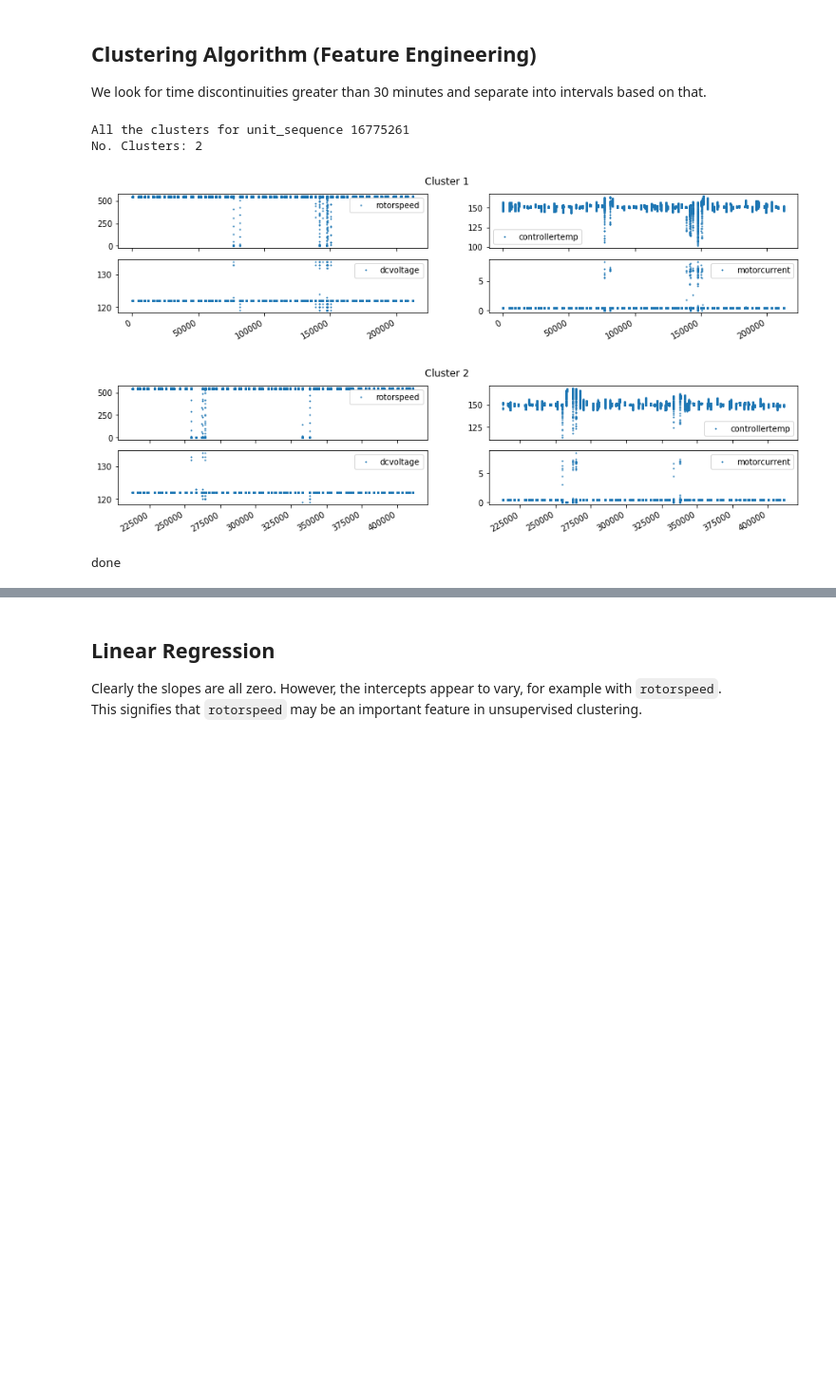
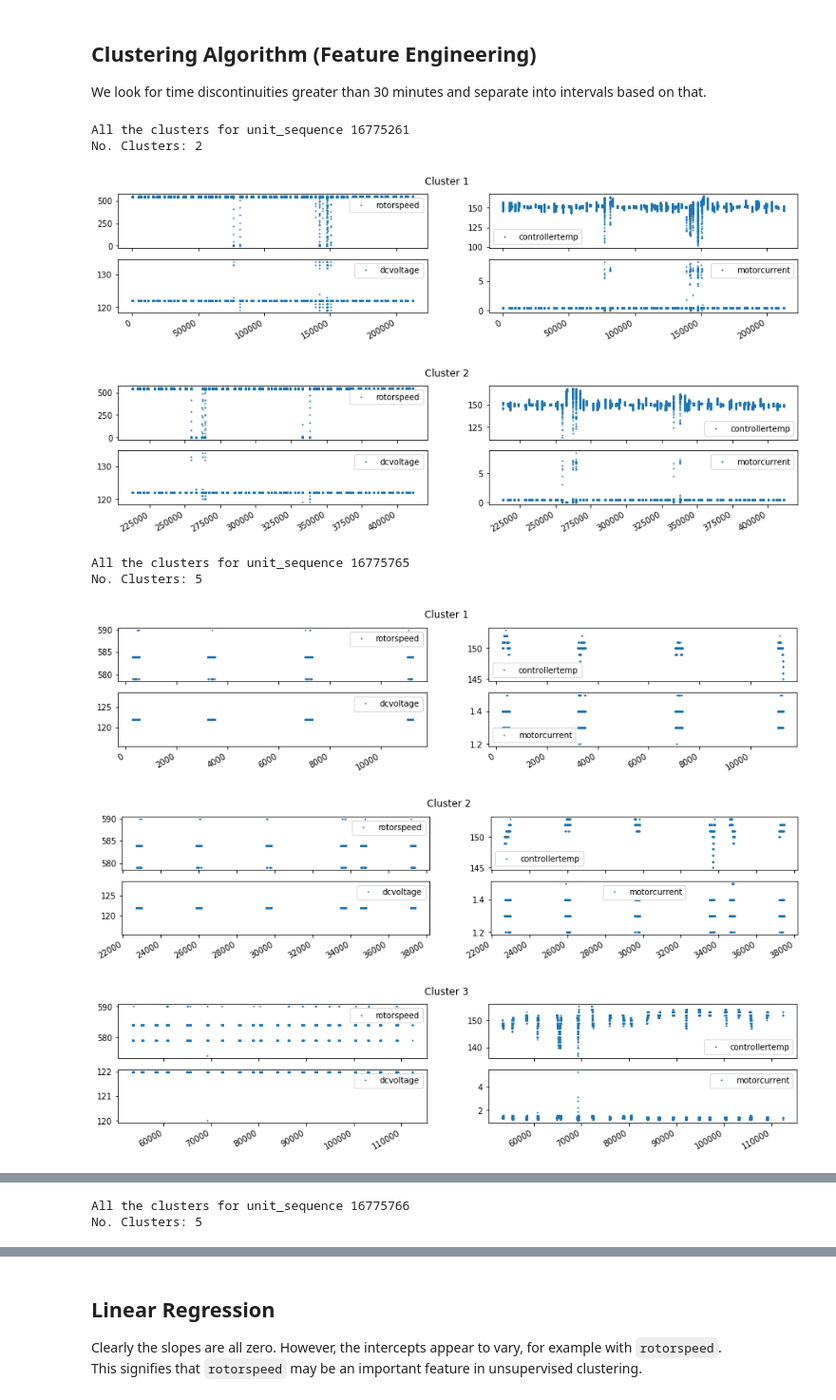
Before and after one commit to jarednielsen/cryopumps, a Jupyter notebook: feature-engineering.ipynb, the cells around one changed output, grey strips where cells are left out. Shown at 95% size. Cells and saved outputs as stored; diff of their text form; code cells hidden in the pictures; blank space fills up the shorter version.

```diff
--- a/feature-engineering.ipynb
+++ b/feature-engineering.ipynb
@@ -201,39 +232,43 @@ def get_clusters(df, unit_sequence_id):
     """
     dfc = df[df["unitsequence"] == unit_sequence_id].sort_values("timestamp").copy()
     cluster = (dfc["timestamp"].diff() > pd.Timedelta(minutes=30)).cumsum()
     dfc = [v for k,v in dfc.groupby(cluster)]
     return dfc
 
 def plot_cluster(cluster, col_names, title=None):
     cluster.plot(y=col_names,
                 subplots=True, layout=(2,2), marker='o', linestyle='None', color=blue,
                 markersize=1)
     if title:
         plt.suptitle(title)
     plt.show()
 
 def plot_cluster_magnets(cluster, title=None):
     magcurrents = ["magcurrent{}".format(i) for i in range(9)]
     cluster.plot(y=magcurrents,
                 subplots=True, layout=(3,3), marker='o', linestyle='None', color=blue,
                 markersize=1, figsize=(10,10))
     if title:
         plt.suptitle(title)
     plt.show()
 
-clusters = get_clusters(pump, us)
-col_names = ["rotorspeed", "controllertemp", "dcvoltage", "motorcurrent"]
-print("All the clusters for unit_sequence {}".format(us))
-print("No. Clusters:", len(clusters))
-for i, cluster in enumerate(clusters):
-    plot_cluster(cluster, col_names=col_names, title="Cluster {}".format(i+1))
-    if i == 1:
-        break
+for us in unique_us:
+    data = x_turbo[x_turbo.unitsequence == us]
+    clusters = get_clusters(x_turbo, us)
+    col_names = ["rotorspeed", "controllertemp", "dcvoltage", "motorcurrent"]
+    print("All the clusters for unit_sequence {}".format(us))
+    print("No. Clusters:", len(clusters))
+    for i, cluster in enumerate(clusters):
+        plot_cluster(cluster, col_names=col_names, title="Cluster {}".format(i+1))
 
 print("done")
 # %% [output]
 All the clusters for unit_sequence 16775261
 No. Clusters: 2
 [figure]
 [figure]
-done
+All the clusters for unit_sequence 16775765
+No. Clusters: 5
+[figure, added]
+[figure, added]
+[figure, added]
@@ -239,0 +277,2 @@ done
+All the clusters for unit_sequence 16775766
+No. Clusters: 5
```
Also changed, not shown: parts of 17 cells of this notebook, 6 other files.
